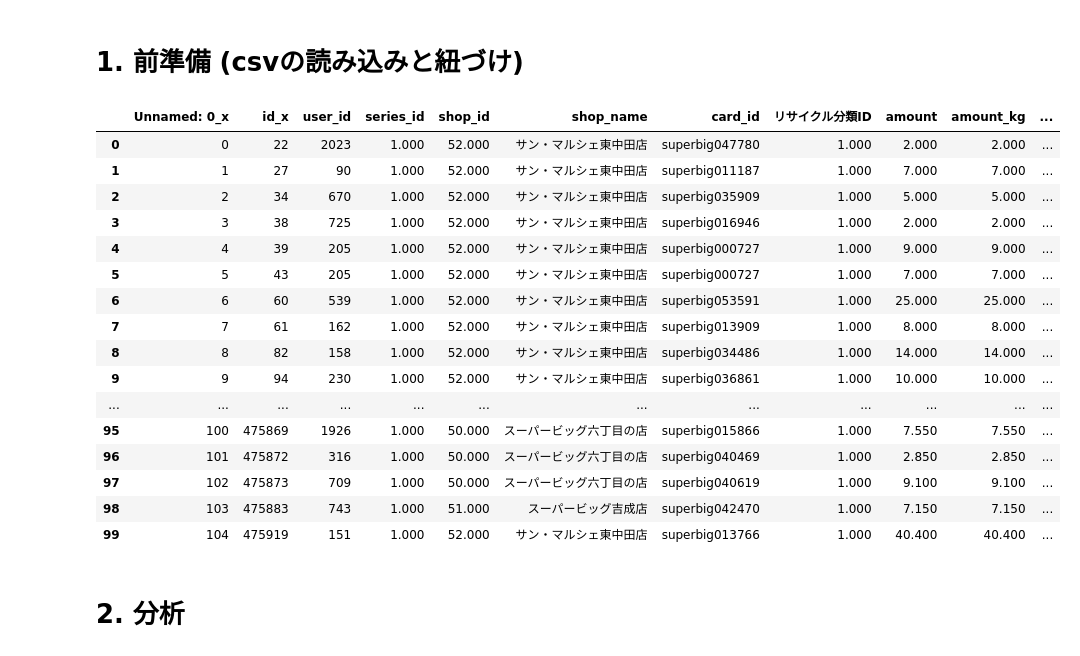
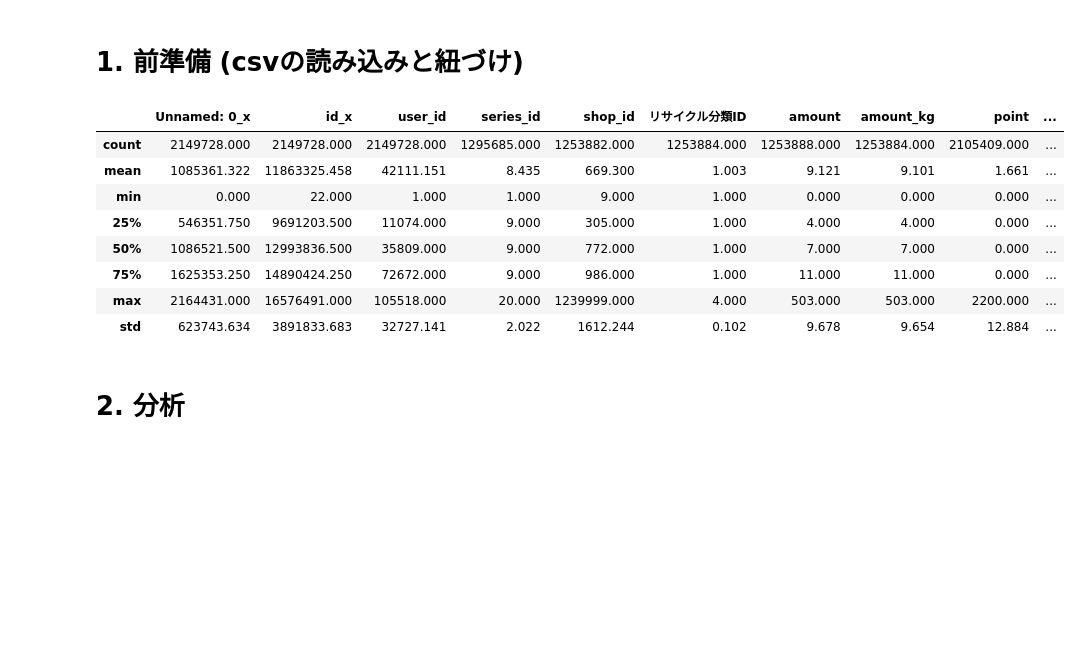
Before and after one commit to Naoya-Yasuda/MANABI_DX_QUEST_2023_PrePoC, a Jupyter notebook: notebook/visualization_point_history.ipynb, the cells around one changed output. Drawn from its saved outputs; the diff is of its cells as text; code cells hidden in the pictures; blank space fills up the shorter version.

```diff
--- a/notebook/visualization_point_history.ipynb
+++ b/notebook/visualization_point_history.ipynb
@@ -30,6 +30,8 @@ plt.rcParams['font.family'] = 'Meiryo'
 # point_history.csvの読み込み
 file_path_point_history = 'data/input/point_history_cleansing.csv'
 df_point_history = pd.read_csv(file_path_point_history)
+
+df_point_history = df_point_history.drop(columns=[‘total_amount’])    # 'total_amount'は全部N
 # %%
 # user_info.csvの読み込み
 file_path_user_info = 'data/input/user_info_cleansing.csv'
@@ -50,29 +52,22 @@ df_user_info['age_group'] = pd.cut(df_user_info['age'], bins=bins, labels=labels
 df_merge = pd.merge(df_point_history, df_user_info, left_on='user_id', right_on='id', how='left')
 # %%
 # マージしたコードの確認
-display(df_merge.head(100))
-# display(df_merge.describe())
+# display(df_merge.head(100))
+# df_merge["total_amount"].unique()
+display(df_merge.describe())
 # #print(len(df_merge["user_uid"].unique()))
 # #print(df_merge.info(verbose=True, show_counts=True))
 # print(df_merge['nickname'].isna().sum())
 # %% [output]
-|  | Unnamed: 0_x | id_x | user_id | series_id | shop_id | shop_name | card_id | リサイクル分類ID | amount | amount_kg | ... |
-| 0 | 0 | 22 | 2023 | 1.000 | 52.000 | サン・マルシェ東中田店 | superbig047780 | 1.000 | 2.000 | 2.000 | ... |
-| 1 | 1 | 27 | 90 | 1.000 | 52.000 | サン・マルシェ東中田店 | superbig011187 | 1.000 | 7.000 | 7.000 | ... |
-| 2 | 2 | 34 | 670 | 1.000 | 52.000 | サン・マルシェ東中田店 | superbig035909 | 1.000 | 5.000 | 5.000 | ... |
-| 3 | 3 | 38 | 725 | 1.000 | 52.000 | サン・マルシェ東中田店 | superbig016946 | 1.000 | 2.000 | 2.000 | ... |
-| 4 | 4 | 39 | 205 | 1.000 | 52.000 | サン・マルシェ東中田店 | superbig000727 | 1.000 | 9.000 | 9.000 | ... |
-| 5 | 5 | 43 | 205 | 1.000 | 52.000 | サン・マルシェ東中田店 | superbig000727 | 1.000 | 7.000 | 7.000 | ... |
-| 6 | 6 | 60 | 539 | 1.000 | 52.000 | サン・マルシェ東中田店 | superbig053591 | 1.000 | 25.000 | 25.000 | ... |
-| 7 | 7 | 61 | 162 | 1.000 | 52.000 | サン・マルシェ東中田店 | superbig013909 | 1.000 | 8.000 | 8.000 | ... |
-| 8 | 8 | 82 | 158 | 1.000 | 52.000 | サン・マルシェ東中田店 | superbig034486 | 1.000 | 14.000 | 14.000 | ... |
-| 9 | 9 | 94 | 230 | 1.000 | 52.000 | サン・マルシェ東中田店 | superbig036861 | 1.000 | 10.000 | 10.000 | ... |
-| ... | ... | ... | ... | ... | ... | ... | ... | ... | ... | ... | ... |
-| 95 | 100 | 475869 | 1926 | 1.000 | 50.000 | スーパービッグ六丁目の店 | superbig015866 | 1.000 | 7.550 | 7.550 | ... |
-| 96 | 101 | 475872 | 316 | 1.000 | 50.000 | スーパービッグ六丁目の店 | superbig040469 | 1.000 | 2.850 | 2.850 | ... |
-| 97 | 102 | 475873 | 709 | 1.000 | 50.000 | スーパービッグ六丁目の店 | superbig040619 | 1.000 | 9.100 | 9.100 | ... |
-| 98 | 103 | 475883 | 743 | 1.000 | 51.000 | スーパービッグ吉成店 | superbig042470 | 1.000 | 7.150 | 7.150 | ... |
-| 99 | 104 | 475919 | 151 | 1.000 | 52.000 | サン・マルシェ東中田店 | superbig013766 | 1.000 | 40.400 | 40.400 | ... |
+|  | Unnamed: 0_x | id_x | user_id | series_id | shop_id | リサイクル分類ID | amount | amount_kg | point | ... |
+| count | 2149728.000 | 2149728.000 | 2149728.000 | 1295685.000 | 1253882.000 | 1253884.000 | 1253888.000 | 1253884.000 | 2105409.000 | ... |
+| mean | 1085361.322 | 11863325.458 | 42111.151 | 8.435 | 669.300 | 1.003 | 9.121 | 9.101 | 1.661 | ... |
+| min | 0.000 | 22.000 | 1.000 | 1.000 | 9.000 | 1.000 | 0.000 | 0.000 | 0.000 | ... |
+| 25% | 546351.750 | 9691203.500 | 11074.000 | 9.000 | 305.000 | 1.000 | 4.000 | 4.000 | 0.000 | ... |
+| 50% | 1086521.500 | 12993836.500 | 35809.000 | 9.000 | 772.000 | 1.000 | 7.000 | 7.000 | 0.000 | ... |
+| 75% | 1625353.250 | 14890424.250 | 72672.000 | 9.000 | 986.000 | 1.000 | 11.000 | 11.000 | 0.000 | ... |
+| max | 2164431.000 | 16576491.000 | 105518.000 | 20.000 | 1239999.000 | 4.000 | 503.000 | 503.000 | 2200.000 | ... |
+| std | 623743.634 | 3891833.683 | 32727.141 | 2.022 | 1612.244 | 0.102 | 9.678 | 9.654 | 12.884 | ... |
 # %% [markdown]
 # 2. 分析
 # %% [markdown]
```
Also changed, not shown: parts of 6 cells of this notebook.
